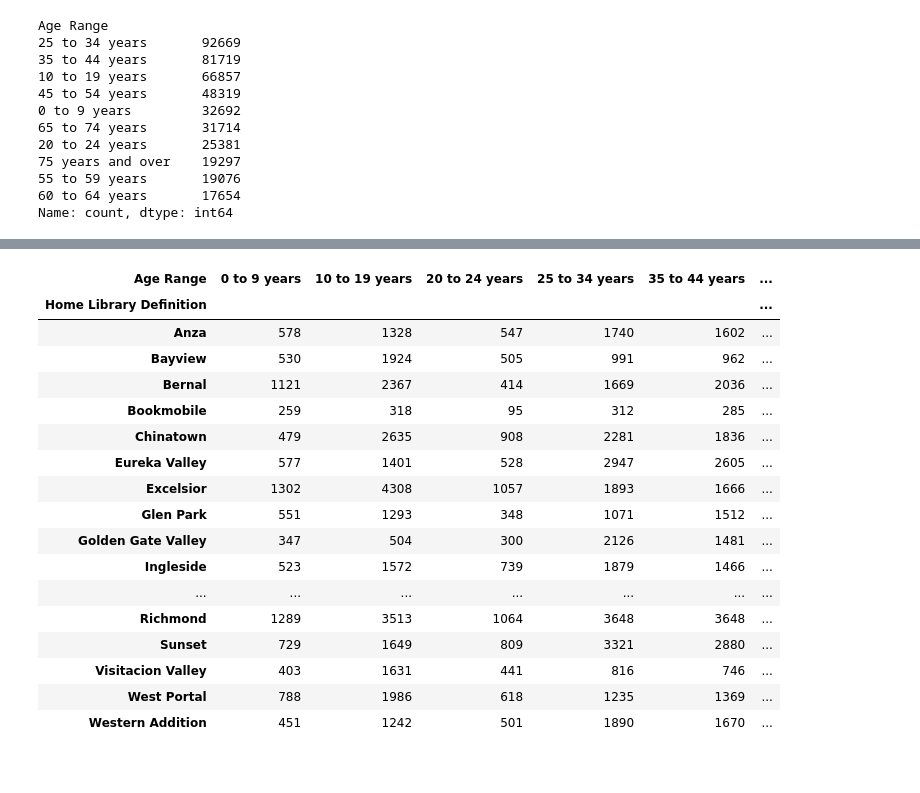
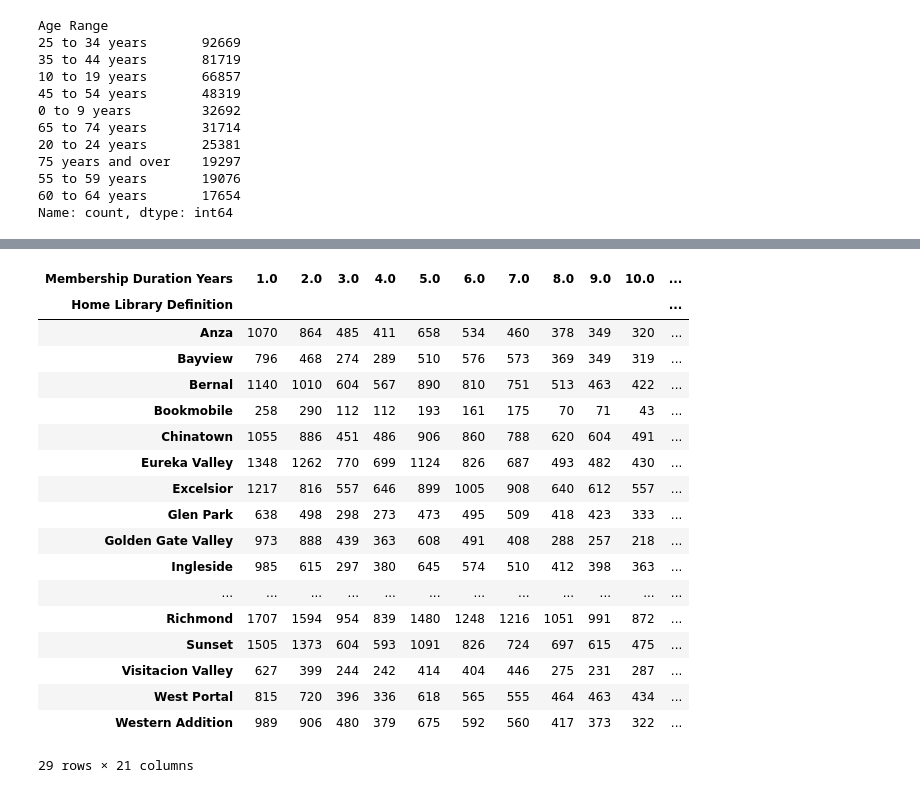
Before and after one commit to rafaelagiordano/2023-2024-Data_Librarian_Rafaela_Giordano, a Jupyter notebook: Modul_3/notebooks/Projektaufgabe_Rafaela.ipynb, the cells around one changed output, grey strips where cells are left out. Saved outputs shown, nothing was run; the diff lists cells and outputs as text; code cells hidden in the pictures.

```diff
--- a/Modul_3/notebooks/Projektaufgabe_Rafaela.ipynb
+++ b/Modul_3/notebooks/Projektaufgabe_Rafaela.ipynb
@@ -102,6 +118,6 @@ memory usage: 43.7+ MB
 # %%
 # Selecionar somente as colunas que me interessam
-df_selection = df[['Total Checkouts', 'Age Range', 'Home Library Definition', 'Circulation Active Month', 'Circulation Active Year', 'Notice Preference Code', 'Notice Preference Definition', 'Provided Email Address', 'Year Patron Registered']]
+df_selection = df[['Total Checkouts', 'Total Renewals', 'Age Range', 'Home Library Definition', 'Circulation Active Month', 'Circulation Active Year', 'Notice Preference Code', 'Notice Preference Definition', 'Provided Email Address', 'Year Patron Registered']]
 # %%
 df_selection
 # %% [output]
@@ -120,0 +137,2 @@ df_selection
+# %%
+df1 = df_selection.sort_values(by='Age Range')
@@ -236,0 +349,6 @@ sns.catplot(x='Age Range', kind="count", data=bookmobile, order=my_order, aspect
+# %%
+df1['Circulation Active Year'] = pd.to_numeric(df1['Circulation Active Year'], errors='coerce')
+df1['Membership Duration Years'] = (df1['Circulation Active Year'] - df1['Year Patron Registered'])+1
+# hier werden der Einfachheit ganze Jahre angenommen
+df1["Average Checkouts per Year"] =(df1['Total Checkouts']/df1['Membership Duration Years'])
+df1
@@ -237,21 +369,22 @@ sns.catplot(x='Age Range', kind="count", data=bookmobile, order=my_order, aspect
 # %%
-pd.crosstab(df_selection['Home Library Definition'], df_selection['Age Range'])
+pd.crosstab(df1['Home Library Definition'], df1['Membership Duration Years'])
 # %% [output]
-| Age Range | 0 to 9 years | 10 to 19 years | 20 to 24 years | 25 to 34 years | 35 to 44 years | ... |
-| Home Library Definition |  |  |  |  |  | ... |
-| Anza | 578 | 1328 | 547 | 1740 | 1602 | ... |
-| Bayview | 530 | 1924 | 505 | 991 | 962 | ... |
-| Bernal | 1121 | 2367 | 414 | 1669 | 2036 | ... |
-| Bookmobile | 259 | 318 | 95 | 312 | 285 | ... |
-| Chinatown | 479 | 2635 | 908 | 2281 | 1836 | ... |
-| Eureka Valley | 577 | 1401 | 528 | 2947 | 2605 | ... |
-| Excelsior | 1302 | 4308 | 1057 | 1893 | 1666 | ... |
-| Glen Park | 551 | 1293 | 348 | 1071 | 1512 | ... |
-| Golden Gate Valley | 347 | 504 | 300 | 2126 | 1481 | ... |
-| Ingleside | 523 | 1572 | 739 | 1879 | 1466 | ... |
-| ... | ... | ... | ... | ... | ... | ... |
-| Richmond | 1289 | 3513 | 1064 | 3648 | 3648 | ... |
-| Sunset | 729 | 1649 | 809 | 3321 | 2880 | ... |
-| Visitacion Valley | 403 | 1631 | 441 | 816 | 746 | ... |
-| West Portal | 788 | 1986 | 618 | 1235 | 1369 | ... |
-| Western Addition | 451 | 1242 | 501 | 1890 | 1670 | ... |
+| Membership Duration Years | 1.0 | 2.0 | 3.0 | 4.0 | 5.0 | 6.0 | 7.0 | 8.0 | 9.0 | 10.0 | ... |
+| Home Library Definition |  |  |  |  |  |  |  |  |  |  | ... |
+| Anza | 1070 | 864 | 485 | 411 | 658 | 534 | 460 | 378 | 349 | 320 | ... |
+| Bayview | 796 | 468 | 274 | 289 | 510 | 576 | 573 | 369 | 349 | 319 | ... |
+| Bernal | 1140 | 1010 | 604 | 567 | 890 | 810 | 751 | 513 | 463 | 422 | ... |
+| Bookmobile | 258 | 290 | 112 | 112 | 193 | 161 | 175 | 70 | 71 | 43 | ... |
+| Chinatown | 1055 | 886 | 451 | 486 | 906 | 860 | 788 | 620 | 604 | 491 | ... |
+| Eureka Valley | 1348 | 1262 | 770 | 699 | 1124 | 826 | 687 | 493 | 482 | 430 | ... |
+| Excelsior | 1217 | 816 | 557 | 646 | 899 | 1005 | 908 | 640 | 612 | 557 | ... |
+| Glen Park | 638 | 498 | 298 | 273 | 473 | 495 | 509 | 418 | 423 | 333 | ... |
+| Golden Gate Valley | 973 | 888 | 439 | 363 | 608 | 491 | 408 | 288 | 257 | 218 | ... |
+| Ingleside | 985 | 615 | 297 | 380 | 645 | 574 | 510 | 412 | 398 | 363 | ... |
+| ... | ... | ... | ... | ... | ... | ... | ... | ... | ... | ... | ... |
+| Richmond | 1707 | 1594 | 954 | 839 | 1480 | 1248 | 1216 | 1051 | 991 | 872 | ... |
+| Sunset | 1505 | 1373 | 604 | 593 | 1091 | 826 | 724 | 697 | 615 | 475 | ... |
+| Visitacion Valley | 627 | 399 | 244 | 242 | 414 | 404 | 446 | 275 | 231 | 287 | ... |
+| West Portal | 815 | 720 | 396 | 336 | 618 | 565 | 555 | 464 | 463 | 434 | ... |
+| Western Addition | 989 | 906 | 480 | 379 | 675 | 592 | 560 | 417 | 373 | 322 | ... |
+29 rows × 21 columns
```
Also changed, not shown: parts of 28 cells of this notebook, 2 other files.
